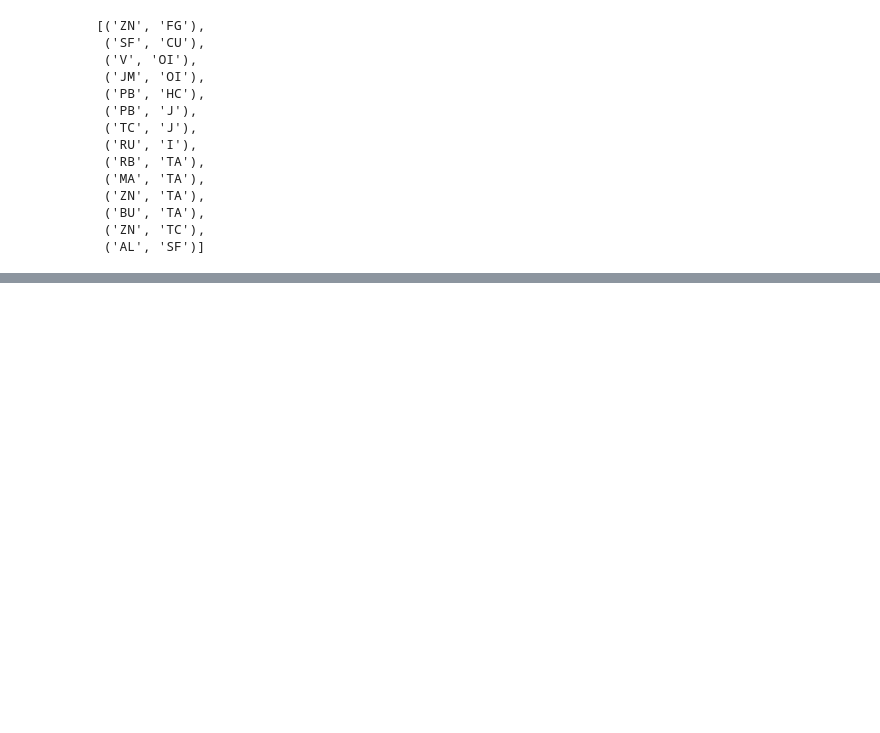
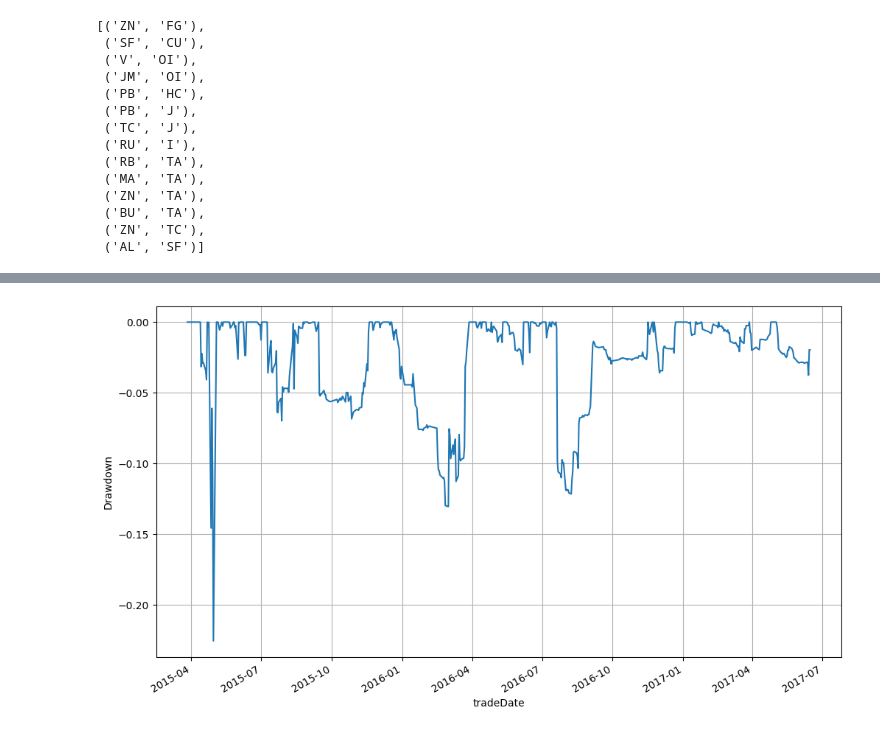
Before and after one commit to Amination-Gogia/Pairs-Trading-Dec-2024, a Jupyter notebook: Week-2/assignment_2.ipynb, the cells around one changed output, grey strips where cells are left out. Saved outputs shown, nothing was run; the diff lists cells and outputs as text; code cells hidden in the pictures; blank space fills up the shorter version.

```diff
--- a/Week-2/assignment_2.ipynb
+++ b/Week-2/assignment_2.ipynb
@@ -253,0 +316,6 @@ list_sect
+# %%
+ffn.to_drawdown_series(port).plot(figsize=(12,7),grid=True)
+plt.ylabel('Drawdown')
+plt.show()
+# %% [output]
+[figure, added]
```
Also changed, not shown: parts of 27 cells of this notebook.
